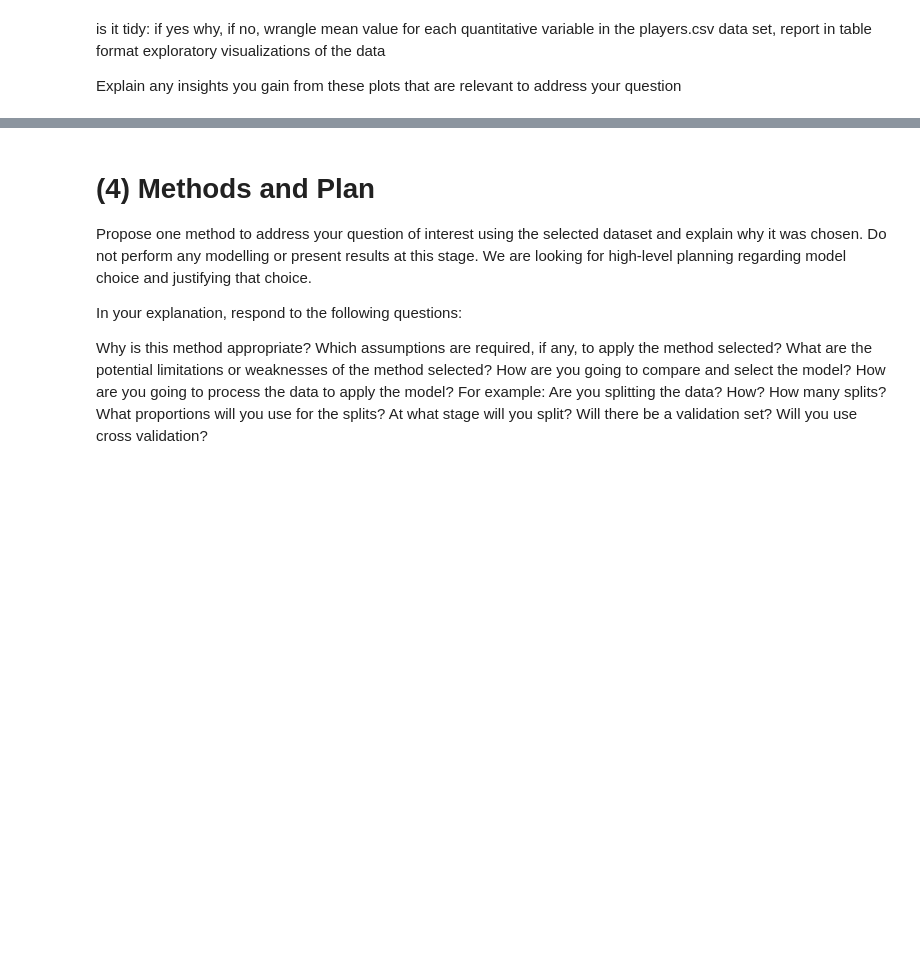
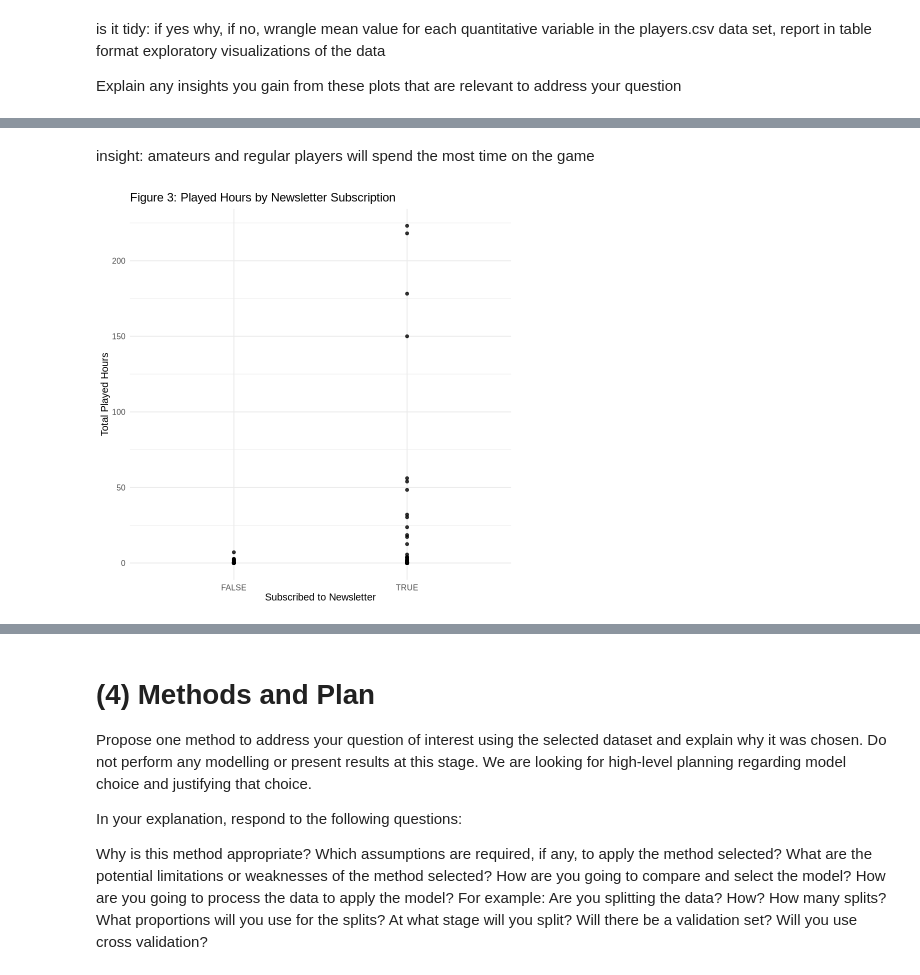
Before and after one commit to ctrl-tiramisu/dsci-100-2025w1-group-008, a Jupyter notebook: individual planning report.ipynb, the cells around one changed output, grey strips where cells are left out. Cells and saved outputs as stored; diff of their text form; code cells hidden in the pictures; blank space fills up the shorter version.

```diff
--- a/individual planning report.ipynb
+++ b/individual planning report.ipynb
@@ -232,0 +304,14 @@ Explain any insights you gain from these plots that are relevant to address your
+# %% [markdown]
+insight: amateurs and regular players will spend the most time on the game
+# %%
+#plot 3
+
+players_subscribe_hours <- players_tidy |>
+  ggplot(aes(x = subscribe, y = played_hours)) +
+  geom_point(alpha = 0.8,) +
+  labs(title = "Figure 3: Played Hours by Newsletter Subscription", x = "Subscribed to Newsletter", y = "Total Played Hours") +
+  theme_minimal(base_size = 12)
+
+players_subscribe_hours
+# %% [output]
+[figure, added]
```
Also changed, not shown: parts of 9 cells of this notebook.
